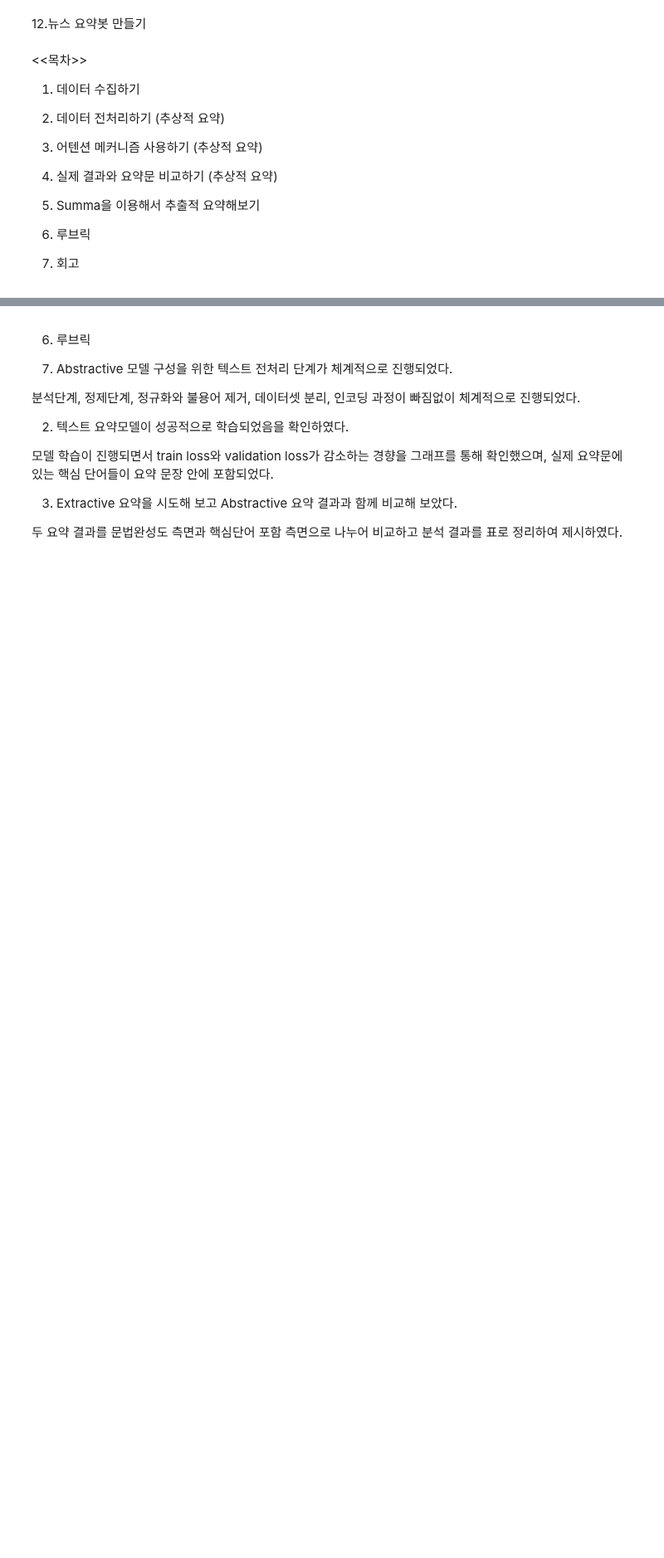
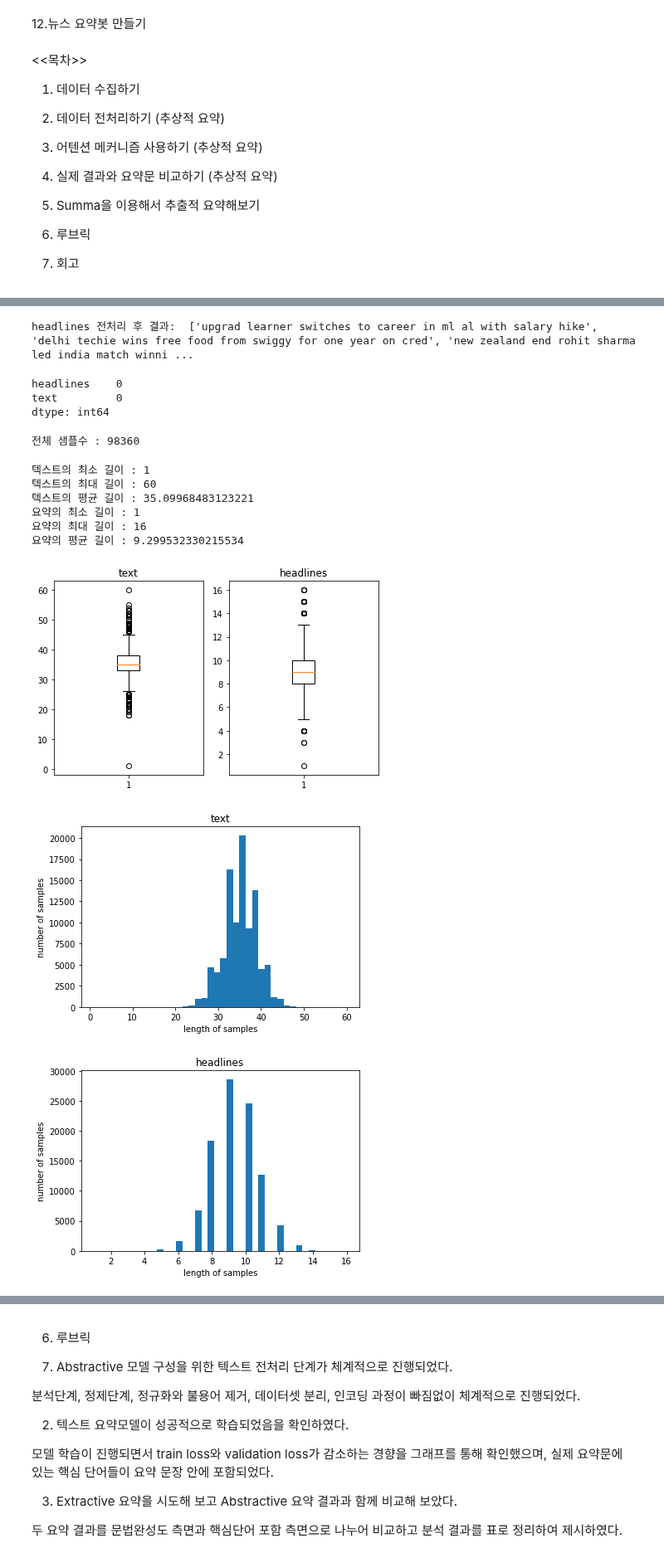
Before and after one commit to F100d4U/Exploration, a Jupyter notebook: [EP12]news_summarizer.ipynb, the cells around one changed output, grey strips where cells are left out. Shown at 83% size. Saved outputs shown, nothing was run; the diff lists cells and outputs as text; code cells hidden in the pictures; blank space fills up the shorter version.

```diff
--- a/[EP12]news_summarizer.ipynb
+++ b/[EP12]news_summarizer.ipynb
@@ -36,0 +163,70 @@ ModuleNotFoundError: No module named 'summa'
+# %%
+# 전체 headlines 데이터에 대한 전처리 : 5분 이상 시간이 걸릴 수 있습니다.
+clean_headlines = []
+for s in data['headlines']:
+    clean_headlines.append(preprocess_sentence(s, False))
+
+print("headlines 전처리 후 결과: ", clean_headlines[:5])
+# %% [output]
+headlines 전처리 후 결과:  ['upgrad learner switches to career in ml al with salary hike', 'delhi techie wins free food from swiggy for one year on cred', 'new zealand end rohit sharma led india match winni ...
+# %%
+data['text'] = clean_text
+data['headlines'] = clean_headlines
+
+# 빈 값을 Null 값으로 변환
+data.replace('', np.nan, inplace=True)
+
+data.isnull().sum()
+# %% [output]
+headlines    0
+text         0
+dtype: int64
+# %%
+data.dropna(axis=0, inplace=True)
+print('전체 샘플수 :', (len(data)))
+# %% [output]
+전체 샘플수 : 98360
+# %%
+# 길이 분포 출력
+import matplotlib.pyplot as plt
+
+text_len = [len(s.split()) for s in data['text']]
+headlines_len = [len(s.split()) for s in data['headlines']]
+
+print('텍스트의 최소 길이 : {}'.format(np.min(text_len)))  # 1
+print('텍스트의 최대 길이 : {}'.format(np.max(text_len)))  # 60
+print('텍스트의 평균 길이 : {}'.format(np.mean(text_len)))  # 35.09968483123221
+print('요약의 최소 길이 : {}'.format(np.min(headlines_len)))  # 1
+print('요약의 최대 길이 : {}'.format(np.max(headlines_len)))  # 16
+print('요약의 평균 길이 : {}'.format(np.mean(headlines_len)))  # 9.299532330215534
+
+plt.subplot(1,2,1)
+plt.boxplot(text_len)
+plt.title('text')
+plt.subplot(1,2,2)
+plt.boxplot(headlines_len)
+plt.title('headlines')
+plt.tight_layout()
+plt.show()
+
+plt.title('text')
+plt.hist(text_len, bins = 40)
+plt.xlabel('length of samples')
+plt.ylabel('number of samples')
+plt.show()
+
+plt.title('headlines')
+plt.hist(headlines_len, bins = 40)
+plt.xlabel('length of samples')
+plt.ylabel('number of samples')
+plt.show()
+# %% [output]
+텍스트의 최소 길이 : 1
+텍스트의 최대 길이 : 60
+텍스트의 평균 길이 : 35.09968483123221
+요약의 최소 길이 : 1
+요약의 최대 길이 : 16
+요약의 평균 길이 : 9.299532330215534
+[figure, added]
+[figure, added]
+[figure, added]
```
Also changed, not shown: parts of 50 cells of this notebook.
